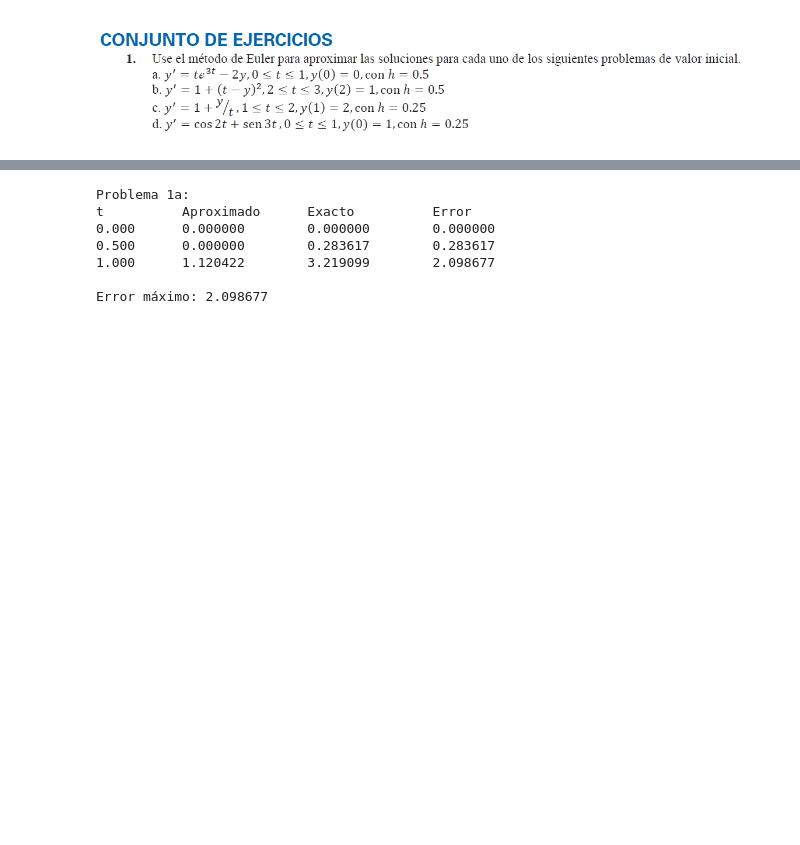
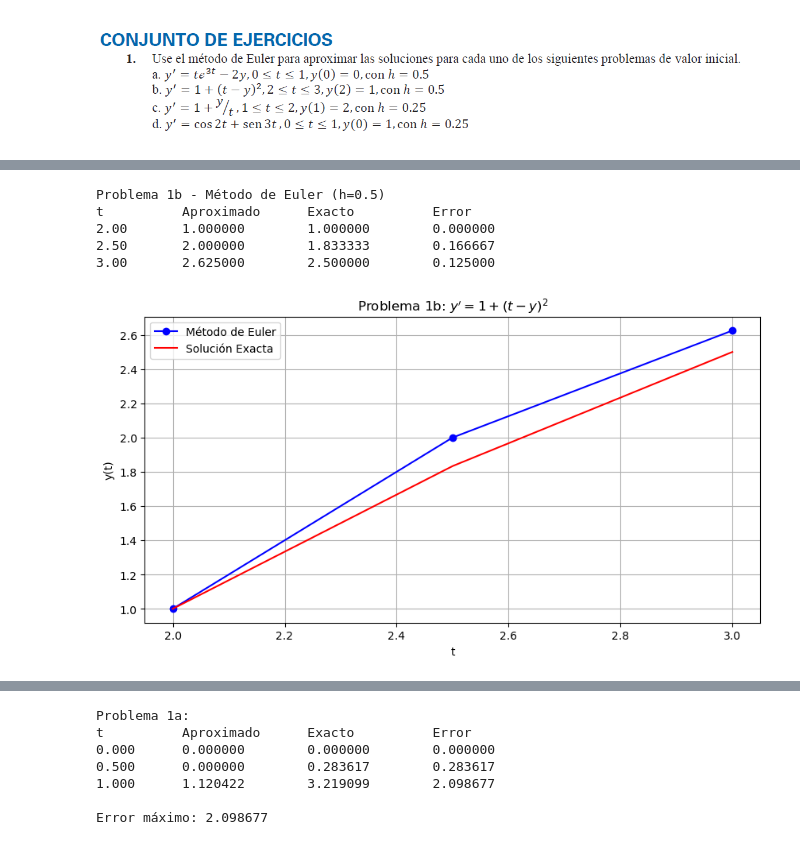
Before and after one commit to JASL22/-Tarea-12-Ejercicios-Unidad-05-A-ODE-Metodo-de-Euler, a Jupyter notebook: Deber 12.ipynb, the cells around one changed output, grey strips where cells are left out. Drawn from its saved outputs; the diff is of its cells as text; code cells hidden in the pictures; blank space fills up the shorter version.

```diff
--- a/Deber 12.ipynb
+++ b/Deber 12.ipynb
@@ -123,0 +69,41 @@ def print_results(t, y_approx, y_exact, errors):
+# %%
+def f1b(t, y):
+    return 1 + (t - y)**2
+
+def exact_sol1b(t):
+    return t + 1/(1 - t)
+
+# Parámetros
+t0, y0 = 2, 1
+h = 0.5
+n = int((3 - t0)/h)
+
+# Aplicar Euler
+t_euler, y_euler = euler_method(f1b, t0, y0, h, n)
+
+# Solución exacta
+y_exact = exact_sol1b(t_euler)
+
+# Resultados
+print("Problema 1b - Método de Euler (h=0.5)")
+print("{:<10} {:<15} {:<15} {:<15}".format("t", "Aproximado", "Exacto", "Error"))
+for ti, ye, ya in zip(t_euler, y_euler, y_exact):
+    print("{:<10.2f} {:<15.6f} {:<15.6f} {:<15.6f}".format(ti, ye, ya, abs(ya - ye)))
+
+# Gráfico
+plt.figure(figsize=(10, 5))
+plt.plot(t_euler, y_euler, 'bo-', label='Método de Euler')
+plt.plot(t_euler, y_exact, 'r-', label='Solución Exacta')
+plt.title("Problema 1b: $y' = 1 + (t - y)^2$")
+plt.xlabel('t')
+plt.ylabel('y(t)')
+plt.legend()
+plt.grid()
+plt.show()
+# %% [output]
+Problema 1b - Método de Euler (h=0.5)
+t          Aproximado      Exacto          Error
+2.00       1.000000        1.000000        0.000000
+2.50       2.000000        1.833333        0.166667
+3.00       2.625000        2.500000        0.125000
+[figure, added]
```
Also changed, not shown: parts of 4 cells of this notebook.
